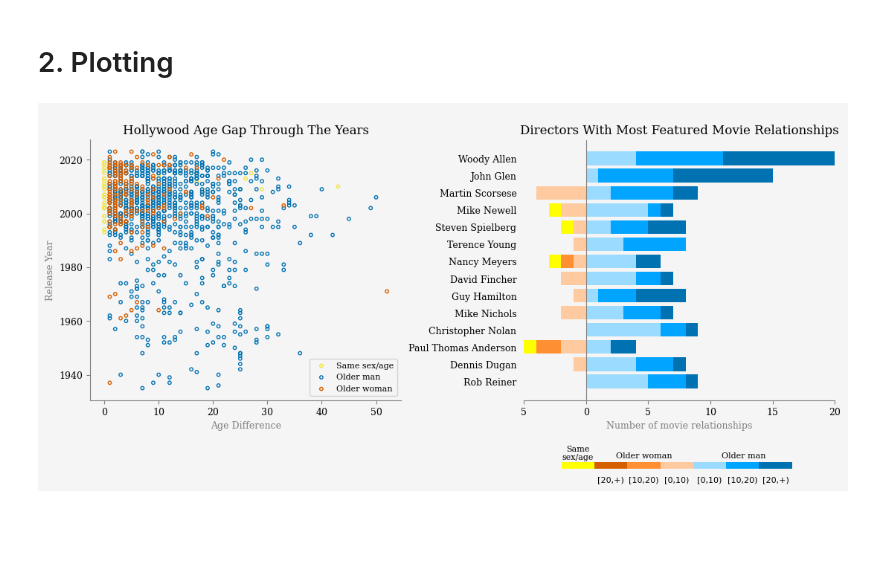
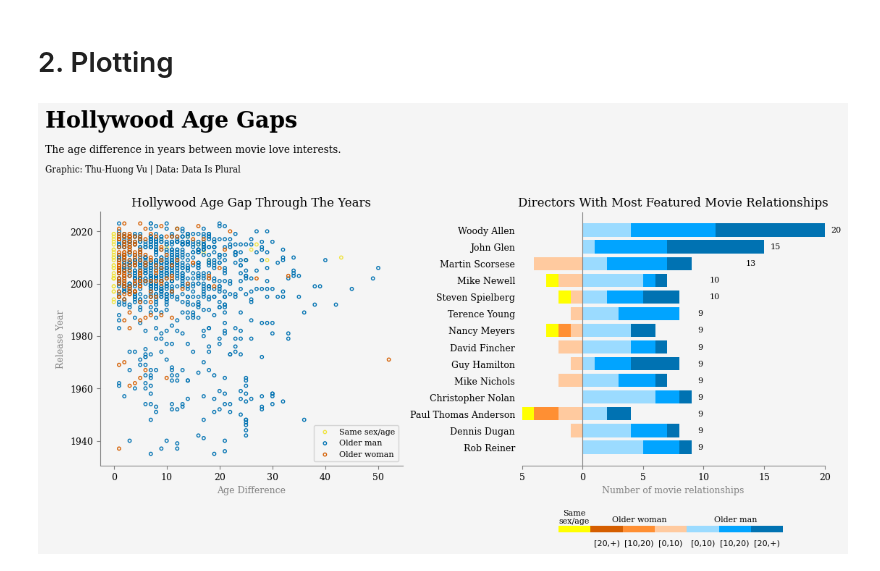
Before and after one commit to HuongVu159/TidyTuesday-Data-Visualization, a Jupyter notebook: 14.02.2023_Hollywood Age Gaps/TidyTuesday_14.02.2023_Hollywood Age Gaps.ipynb, the cells around one changed output. Saved outputs shown, nothing was run; the diff lists cells and outputs as text; code cells hidden in the pictures; blank space fills up the shorter version.

```diff
--- a/14.02.2023_Hollywood Age Gaps/TidyTuesday_14.02.2023_Hollywood Age Gaps.ipynb
+++ b/14.02.2023_Hollywood Age Gaps/TidyTuesday_14.02.2023_Hollywood Age Gaps.ipynb
@@ -186,11 +186,18 @@ fig, ax = plt.subplots(figsize=(11, 5))
 gs = GridSpec(2, 2, width_ratios=[1,1], height_ratios=[2, 1], hspace=0.1)
 #Mute the grid axes
 plt.axis('off')
-#Set background color
-fig.patch.set_facecolor('#F5F5F5')
 #Set font
 font = 'serif'
+#Set facecolor
+facecolor = '#F5F5F5'
+#Set background color
+fig.patch.set_facecolor(facecolor)
 
+
+#------------Add figure title and descriptions------------
+plt.text(-0.25,1.20, 'Hollywood Age Gaps', fontsize=22, ha='left', va='baseline', fontname = font, fontweight='bold', color='black')
+plt.text(-0.25,1.11, 'The age difference in years between movie love interests.', fontsize=10, ha='left', va='baseline', fontname = font, color='black')
+plt.text(-0.25,1.04, 'Graphic: Thu-Huong Vu | Data: Data Is Plural', fontsize=8.5, ha='left', va='baseline', fontname = font, color='black')
 
 #------------Draw scatterplot------------
 #Specify subplot position
@@ -216,9 +223,9 @@ ax1.tick_params(axis='y',color='gray',labelfontfamily=font,labelsize=9)
 #Set title
 ax1.set_title('Hollywood Age Gap Through The Years',fontname=font,size=12)
 #Set legend
-ax1.legend(prop={'size': 8, 'family': font},loc='lower right',facecolor='#F5F5F5')
+ax1.legend(prop={'size': 8, 'family': font},loc='lower right',facecolor=facecolor)
 #Set plot background color
-ax1.set_facecolor('#F5F5F5')
+ax1.set_facecolor(facecolor)
 
 
 #------------Draw horizontal stacked bar chart------------
@@ -254,13 +261,16 @@ ax2.set_xlabel('Number of movie relationships',color='gray',fontname=font,positi
 ax2.tick_params(axis='x',color='gray',labelfontfamily=font,labelsize=9)
 ax2.tick_params(axis='y',left=False,color='gray',labelfontfamily=font,labelsize=9)
 #Set plot background color
-ax2.set_facecolor('#F5F5F5')
+ax2.set_facecolor(facecolor)
 #Apply custom formatter to x axis ticks
 def format_positive(value, _):
     return f'{abs(value):,.0f}'
 ax2.xaxis.set_major_formatter(FuncFormatter(format_positive))
 #Set x axis range
 ax2.set_xlim(-5, 20)
+#Add labels next to the horizontal bars
+for index, value in enumerate(dr['Number of movies']):
+    ax2.text(value+0.5, index, str(value), va='center',fontname=font,fontsize=8)
 
 
 #------------Draw color bar as legend for stacked bar chart------------
@@ -270,31 +280,35 @@ colors_range = ['#FFFF00','#D55E00','#FF8F33','#FFCA9F','#9BDBFF','#01A4FF','#00
 cmap = mcolors.ListedColormap(colors_range)
 #Define labels
 labels = ['','[20,+)','[10,20)','[0,10)','[0,10)','[10,20)','[20,+)']
 #Specify subplot position
 ax3 = plt.subplot(gs[1,1])
 #Create the color bar
 cax = ax3.inset_axes([0.08, -0.8, 0.8, 0.08],autoscalex_on=True) #[x, y, width, height]
 cbar = colorbar.Colorbar(cax,
                          orientation='horizontal',
                          cmap=cmap,
                          norm=plt.Normalize(-0.5, 6.5))
 #Set the ticks
 cbar.set_ticks(range(7))
 cbar.ax.set_xticklabels(labels, fontsize=8)
 cbar.ax.tick_params(axis='x', bottom=False)
 #Set labels for customized legend
 cbar.ax.text(0.07, 3.3, 'Same\nsex/age', ha='center', va='top', fontsize=8, fontname=font, transform=cbar.ax.transAxes)
 cbar.ax.text(0.36, 2.3, 'Older woman', ha='center', va='top', fontsize=8, fontname=font, transform=cbar.ax.transAxes)
 cbar.ax.text(0.79, 2.3, 'Older man', ha='center', va='top', fontsize=8, fontname=font, transform=cbar.ax.transAxes)
 #Mute the edge color
 cbar.outline.set_edgecolor(None)
 cbar.solids.set_edgecolor(None)
 #Mute the axes
 plt.axis('off')
 
 
 #------------Adjust subplots position------------
 ax1.set_position([0, 0.1, 0.38, 0.7]) #left, bottom, width, height
 ax2.set_position([0.53, 0.1, 0.38, 0.7]) #left, bottom, width, height
+
+#------------Save figure------------
+plt.savefig('Hollywood_Age_Gaps.svg', format='svg', bbox_inches='tight')
+plt.savefig('Hollywood_Age_Gaps.pdf', format='pdf', bbox_inches='tight')
 # %% [output]
-[figure, old version]
+[figure, new version]
```
